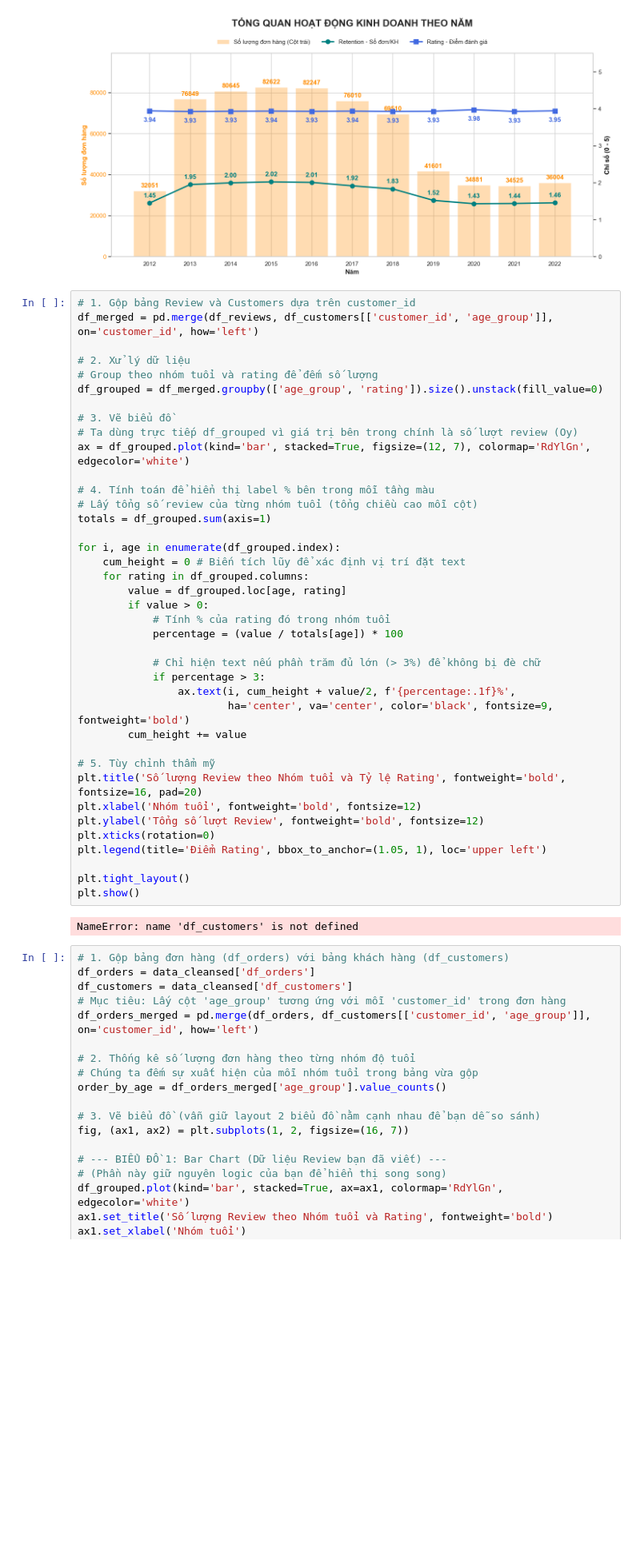
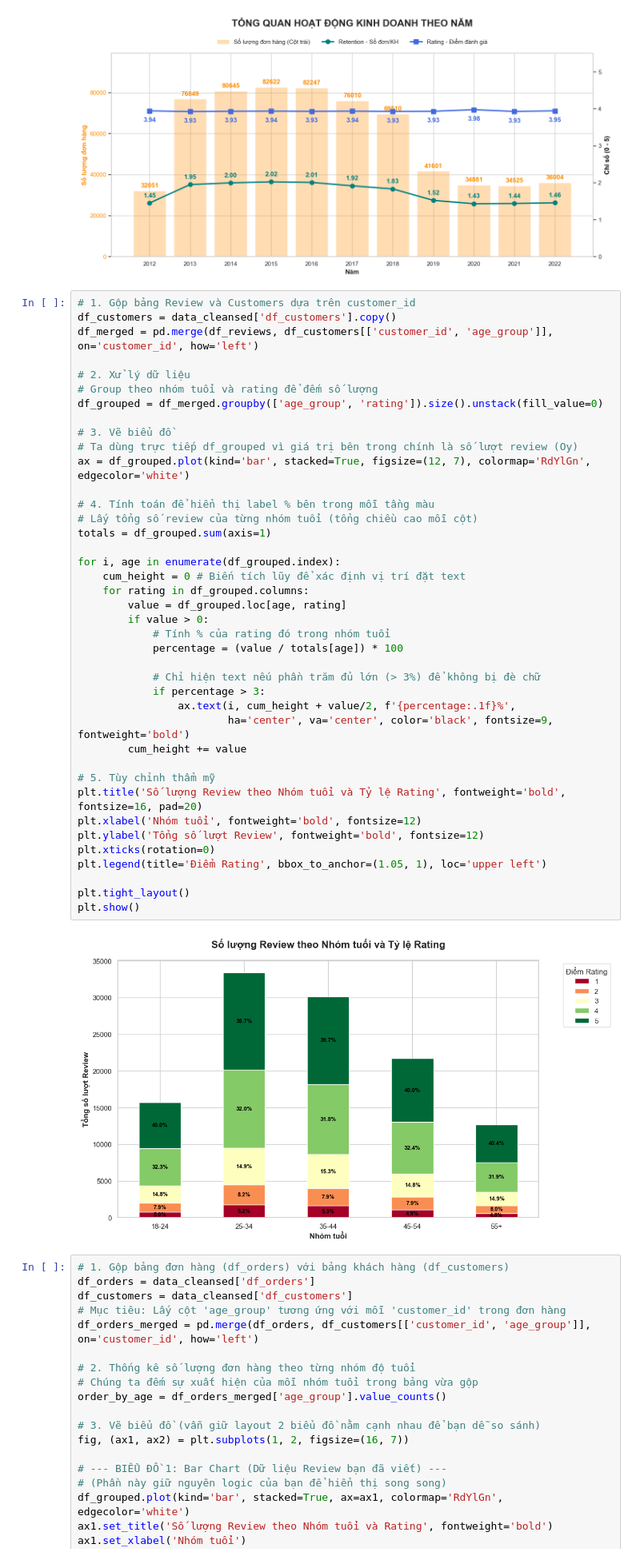
Before and after one commit to lamducanhkhoarubik-spec/Datathon_UITUT, a Jupyter notebook: code/eda/diagnostic.ipynb, the cells around one changed output. Shown at 80% size. Saved outputs shown, nothing was run; the diff lists cells and outputs as text; blank space fills up the shorter version.

```diff
--- a/code/eda/diagnostic.ipynb
+++ b/code/eda/diagnostic.ipynb
@@ -392,6 +392,7 @@ plt.show()
 [figure]
 # %%
 # 1. Gộp bảng Review và Customers dựa trên customer_id
+df_customers = data_cleansed['df_customers'].copy()
 df_merged = pd.merge(df_reviews, df_customers[['customer_id', 'age_group']], on='customer_id', how='left')
 
 # 2. Xử lý dữ liệu
@@ -403,34 +404,34 @@ df_grouped = df_merged.groupby(['age_group', 'rating']).size().unstack(fill_valu
 ax = df_grouped.plot(kind='bar', stacked=True, figsize=(12, 7), colormap='RdYlGn', edgecolor='white')
 
 # 4. Tính toán để hiển thị label % bên trong mỗi tầng màu
 # Lấy tổng số review của từng nhóm tuổi (tổng chiều cao mỗi cột)
 totals = df_grouped.sum(axis=1)
 
 for i, age in enumerate(df_grouped.index):
     cum_height = 0 # Biến tích lũy để xác định vị trí đặt text
     for rating in df_grouped.columns:
         value = df_grouped.loc[age, rating]
         if value > 0:
             # Tính % của rating đó trong nhóm tuổi
             percentage = (value / totals[age]) * 100
 
             # Chỉ hiện text nếu phần trăm đủ lớn (> 3%) để không bị đè chữ
             if percentage > 3:
                 ax.text(i, cum_height + value/2, f'{percentage:.1f}%',
                         ha='center', va='center', color='black', fontsize=9, fontweight='bold')
         cum_height += value
 
 # 5. Tùy chỉnh thẩm mỹ
 plt.title('Số lượng Review theo Nhóm tuổi và Tỷ lệ Rating', fontweight='bold', fontsize=16, pad=20)
 plt.xlabel('Nhóm tuổi', fontweight='bold', fontsize=12)
 plt.ylabel('Tổng số lượt Review', fontweight='bold', fontsize=12)
 plt.xticks(rotation=0)
 plt.legend(title='Điểm Rating', bbox_to_anchor=(1.05, 1), loc='upper left')
 
 plt.tight_layout()
 plt.show()
 # %% [output]
-NameError: name 'df_customers' is not defined
+[figure, added]
 # %%
 # 1. Gộp bảng đơn hàng (df_orders) với bảng khách hàng (df_customers)
 df_orders = data_cleansed['df_orders']
```
Also changed, not shown: parts of 11 cells of this notebook, 1 other file.
